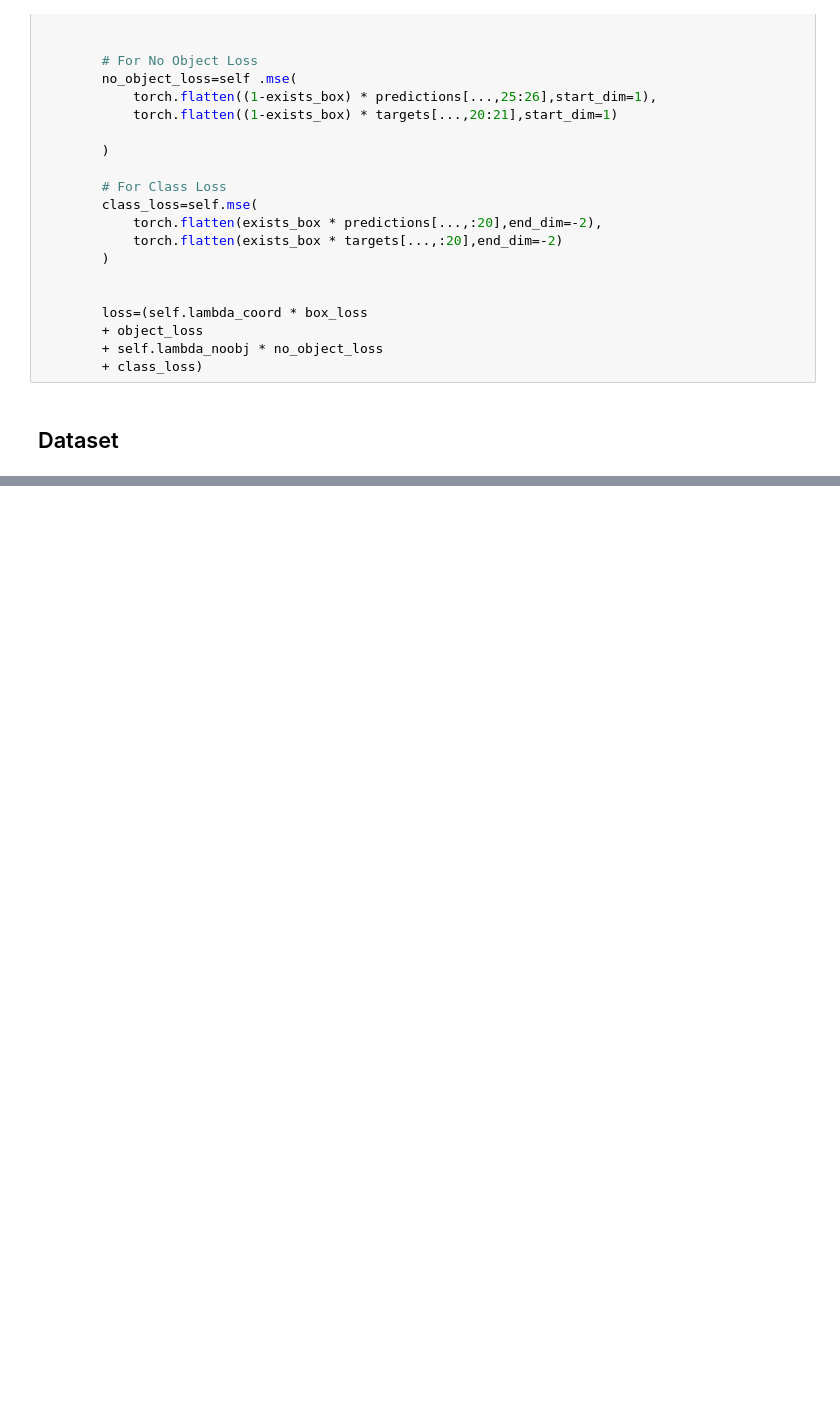
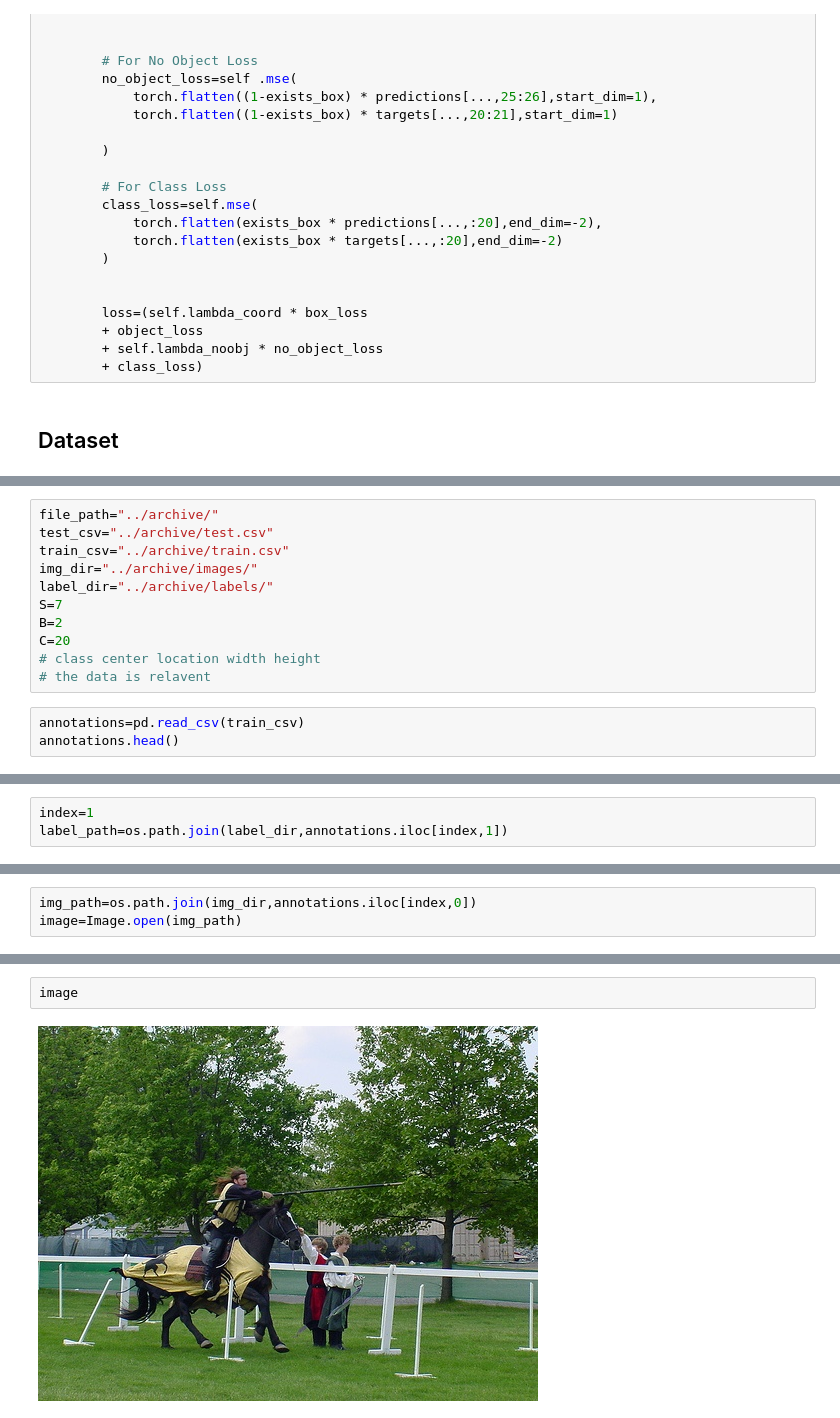
Before and after one commit to atanuc073/pytorch, a Jupyter notebook: yolov1.ipynb, the cells around one changed output, grey strips where cells are left out. Drawn from its saved outputs; the diff is of its cells as text; blank space fills up the shorter version.

Commit message:
started working on training and testing on Dataset

```diff
--- a/yolov1.ipynb
+++ b/yolov1.ipynb
@@ -335,0 +369,14 @@ class VOCDataset(Dataset):
+# %%
+file_path="../archive/"
+test_csv="../archive/test.csv"
+train_csv="../archive/train.csv"
+img_dir="../archive/images/"
+label_dir="../archive/labels/"
+S=7
+B=2
+C=20
+# class center location width height
+# the data is relavent
+# %%
+annotations=pd.read_csv(train_csv)
+annotations.head()
@@ -335,0 +390,3 @@ class VOCDataset(Dataset):
+# %%
+index=1
+label_path=os.path.join(label_dir,annotations.iloc[index,1])
@@ -335,0 +409,3 @@ class VOCDataset(Dataset):
+# %%
+img_path=os.path.join(img_dir,annotations.iloc[index,0])
+image=Image.open(img_path)
@@ -335,0 +453,4 @@ class VOCDataset(Dataset):
+# %%
+image
+# %% [output]
+[figure, added]
```
Also changed, not shown: parts of 13 cells of this notebook.
